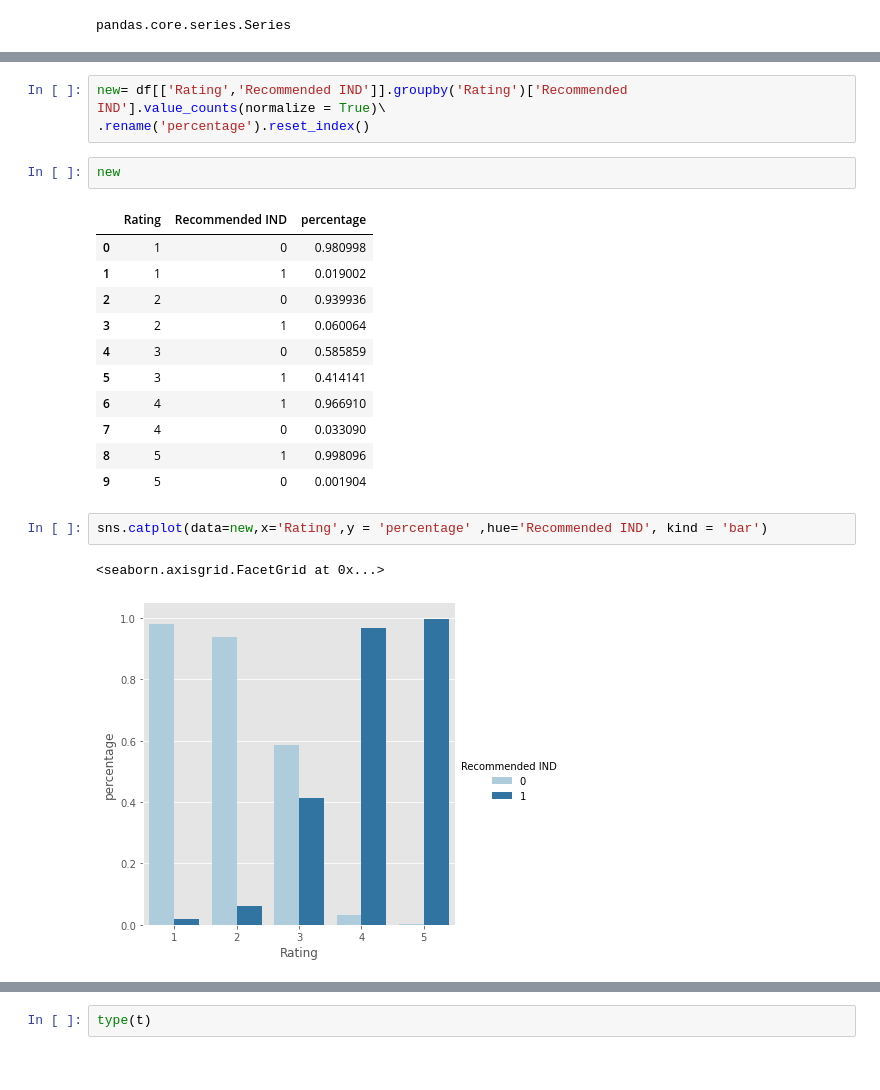
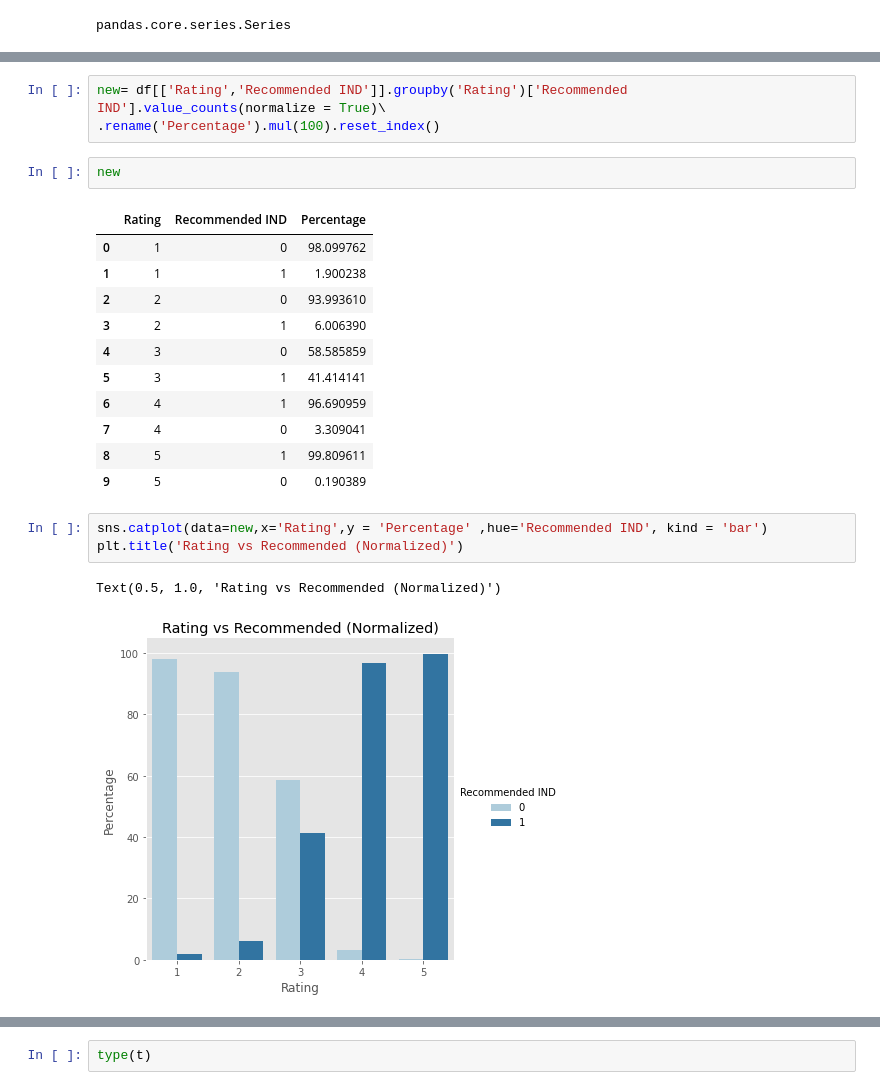
Before and after one commit to baharbiazar/E_Commerce_Reviews_Sentiment_Analysis, a Jupyter notebook: e_commerce_sentiment_analysis.ipynb, the cells around one changed output, grey strips where cells are left out. Cells and saved outputs as stored; diff of their text form.

```diff
--- a/e_commerce_sentiment_analysis.ipynb
+++ b/e_commerce_sentiment_analysis.ipynb
@@ -198,22 +220,23 @@ pandas.core.series.Series
 # %%
 new= df[['Rating','Recommended IND']].groupby('Rating')['Recommended IND'].value_counts(normalize = True)\
-.rename('percentage').reset_index()
+.rename('Percentage').mul(100).reset_index()
 # %%
 new
 # %% [output]
-|  | Rating | Recommended IND | percentage |
-| 0 | 1 | 0 | 0.980998 |
-| 1 | 1 | 1 | 0.019002 |
-| 2 | 2 | 0 | 0.939936 |
-| 3 | 2 | 1 | 0.060064 |
-| 4 | 3 | 0 | 0.585859 |
-| 5 | 3 | 1 | 0.414141 |
-| 6 | 4 | 1 | 0.966910 |
-| 7 | 4 | 0 | 0.033090 |
-| 8 | 5 | 1 | 0.998096 |
-| 9 | 5 | 0 | 0.001904 |
+|  | Rating | Recommended IND | Percentage |
+| 0 | 1 | 0 | 98.099762 |
+| 1 | 1 | 1 | 1.900238 |
+| 2 | 2 | 0 | 93.993610 |
+| 3 | 2 | 1 | 6.006390 |
+| 4 | 3 | 0 | 58.585859 |
+| 5 | 3 | 1 | 41.414141 |
+| 6 | 4 | 1 | 96.690959 |
+| 7 | 4 | 0 | 3.309041 |
+| 8 | 5 | 1 | 99.809611 |
+| 9 | 5 | 0 | 0.190389 |
 # %%
-sns.catplot(data=new,x='Rating',y = 'percentage' ,hue='Recommended IND', kind = 'bar')
+sns.catplot(data=new,x='Rating',y = 'Percentage' ,hue='Recommended IND', kind = 'bar')
+plt.title('Rating vs Recommended (Normalized)')
 # %% [output]
-<seaborn.axisgrid.FacetGrid at 0x...>
+Text(0.5, 1.0, 'Rating vs Recommended (Normalized)')
-[figure, old version]
+[figure, new version]
```
Also changed, not shown: parts of 28 cells of this notebook.
